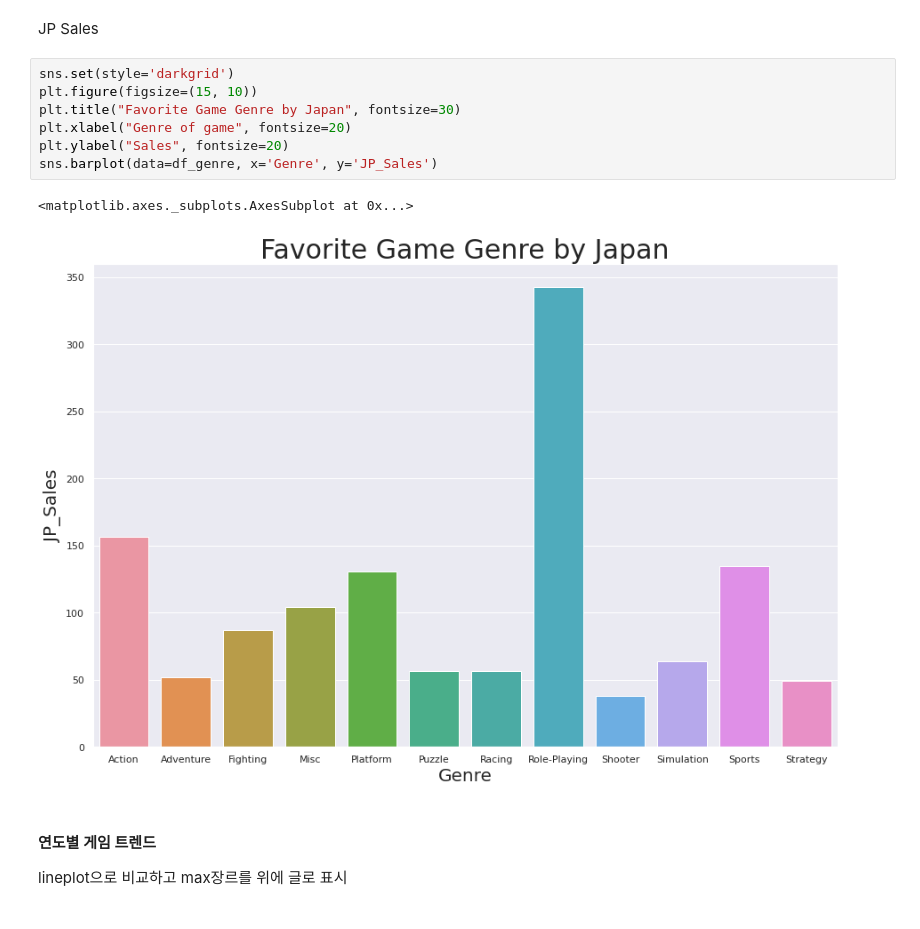
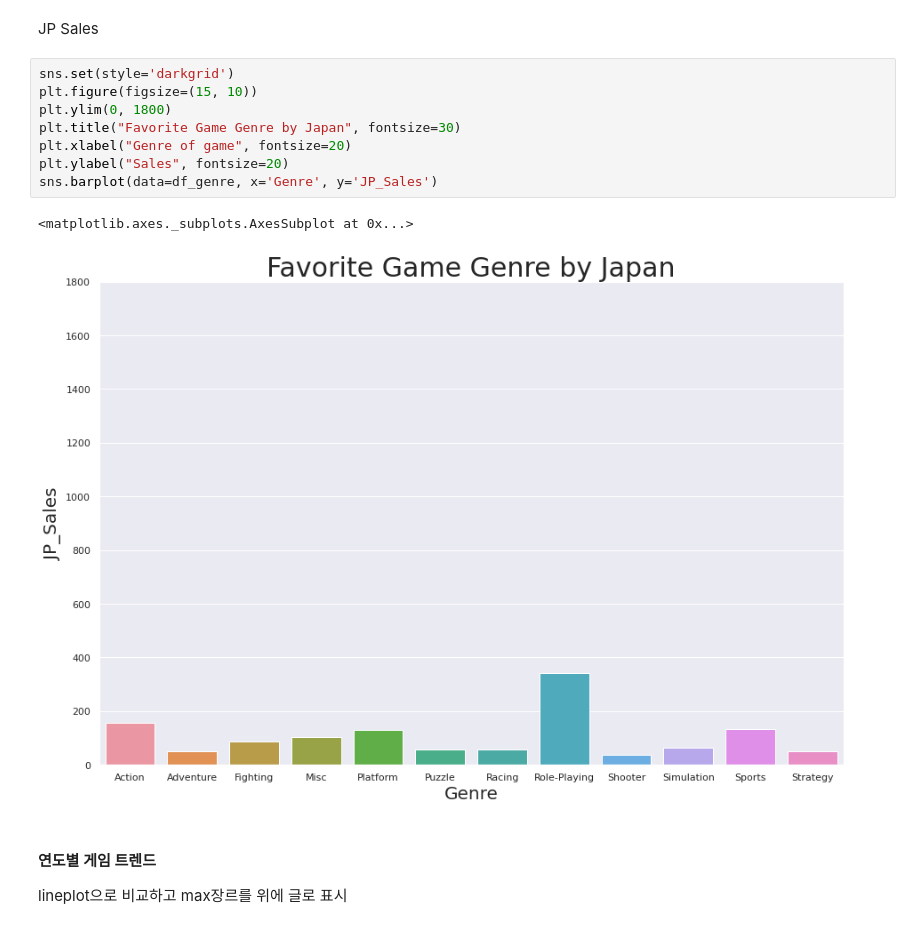
Before and after one commit to Jeongho-K/Section-Project, a Jupyter notebook: Section 1/AI_14_김정호_Section1.ipynb, the cells around one changed output. Saved outputs shown, nothing was run; the diff lists cells and outputs as text.

```diff
--- a/Section 1/AI_14_김정호_Section1.ipynb
+++ b/Section 1/AI_14_김정호_Section1.ipynb
@@ -784,13 +787,14 @@ JP Sales
 # %%
 sns.set(style='darkgrid')
 plt.figure(figsize=(15, 10))
+plt.ylim(0, 1800)
 plt.title("Favorite Game Genre by Japan", fontsize=30)
 plt.xlabel("Genre of game", fontsize=20)
 plt.ylabel("Sales", fontsize=20)
 sns.barplot(data=df_genre, x='Genre', y='JP_Sales')
 # %% [output]
 <matplotlib.axes._subplots.AxesSubplot at 0x...>
-[figure, old version]
+[figure, new version]
 # %% [markdown]
 #### 연도별 게임 트렌드
 lineplot으로 비교하고 max장르를 위에 글로 표시
```
Also changed, not shown: parts of 9 cells of this notebook.
